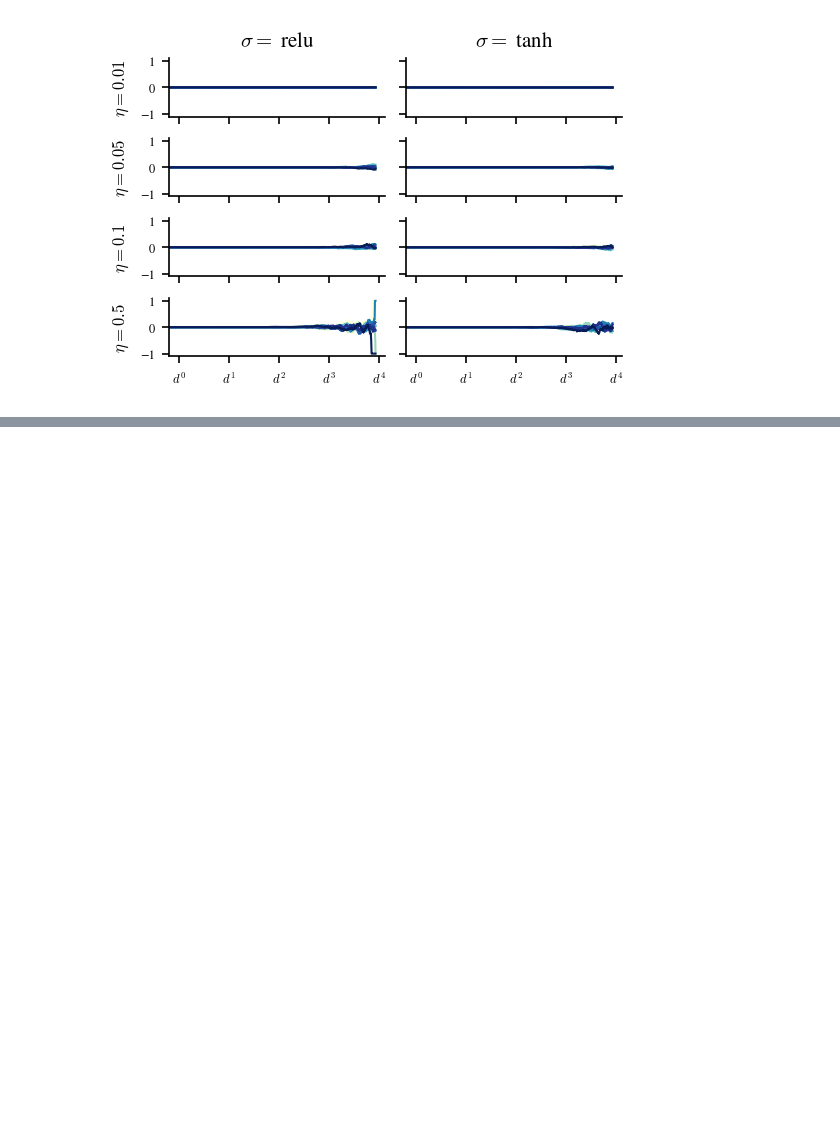
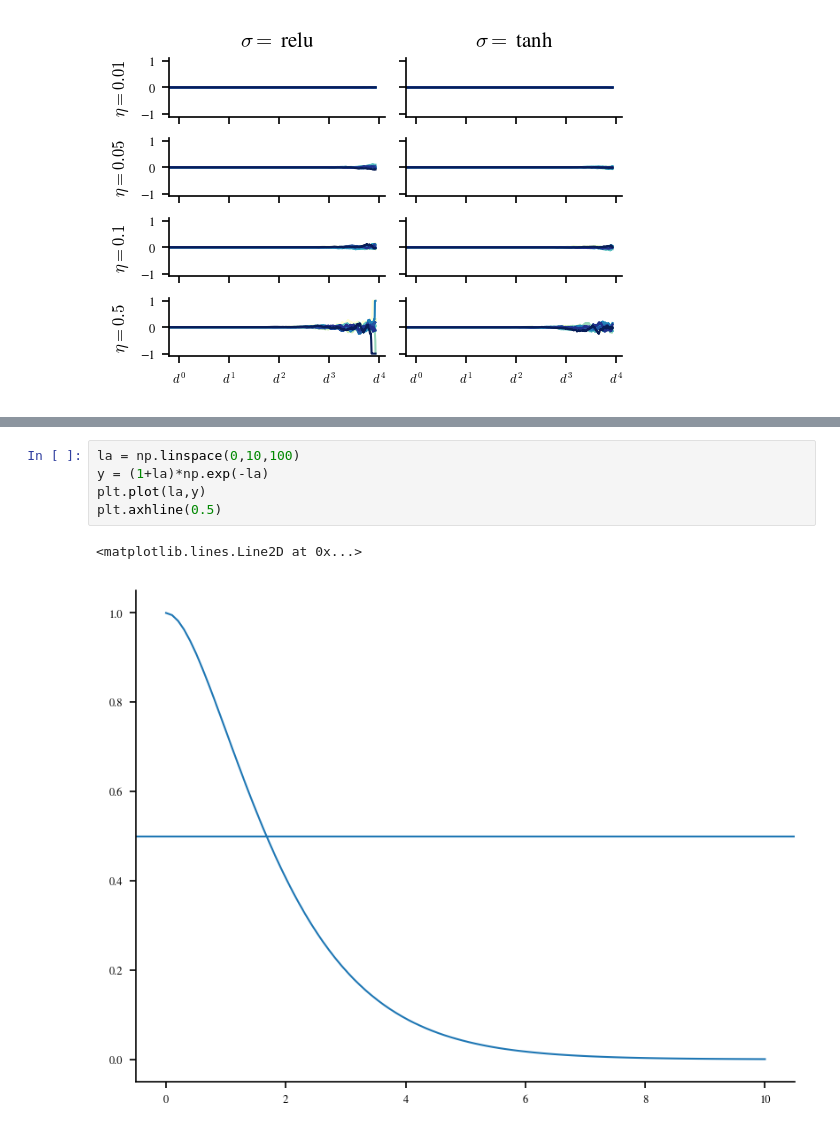
Before and after one commit to CristopherErazo/Stochastic-Gradient-Descent, a Jupyter notebook: notebooks/25-10-23-Plots_Spike.ipynb, the cells around one changed output, grey strips where cells are left out. Drawn from its saved outputs; the diff is of its cells as text; blank space fills up the shorter version.

```diff
--- a/notebooks/25-10-23-Plots_Spike.ipynb
+++ b/notebooks/25-10-23-Plots_Spike.ipynb
@@ -161,0 +263,8 @@ Figure saved on ../plots\2025-10 as spiked_evolution_alpha70_d100_lossmse_modeon
+# %%
+la = np.linspace(0,10,100)
+y = (1+la)*np.exp(-la)
+plt.plot(la,y)
+plt.axhline(0.5)
+# %% [output]
+<matplotlib.lines.Line2D at 0x...>
+[figure, added]
```
Also changed, not shown: parts of 3 cells of this notebook, 7 other files.
